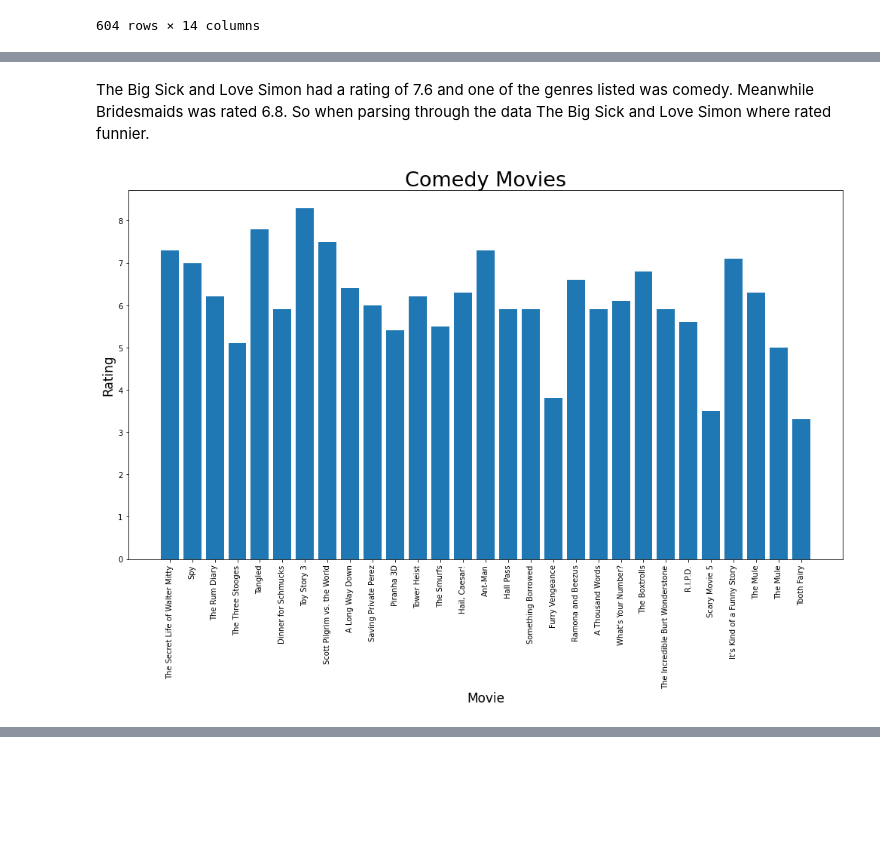
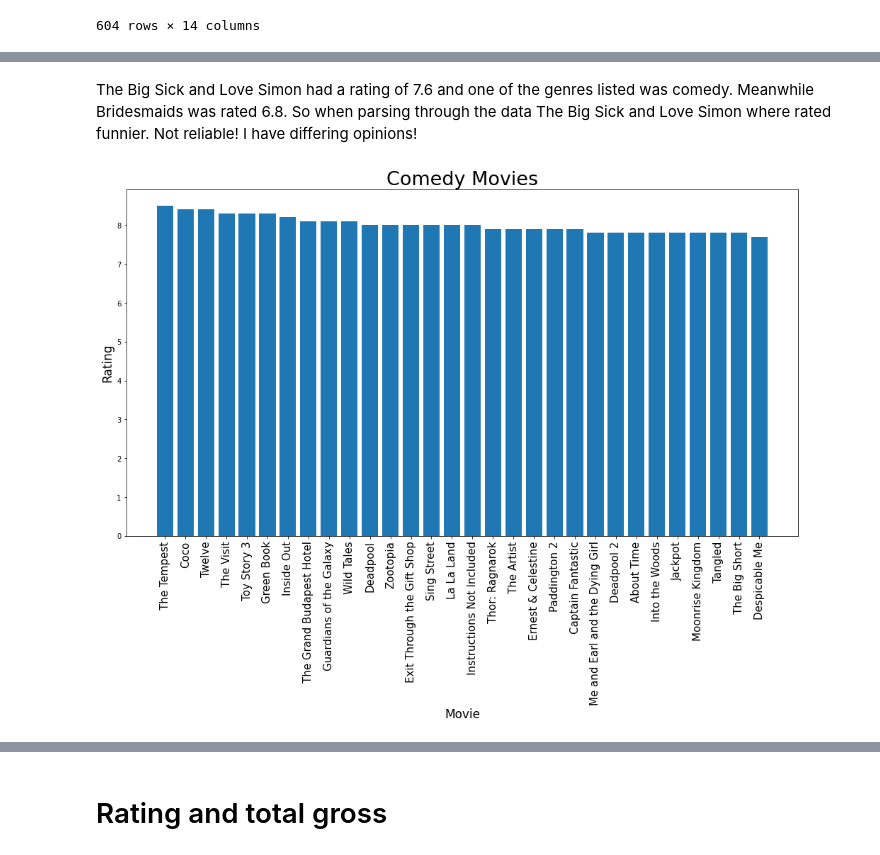
Before and after one commit to raizelistaken/MovieAnalysis, a Jupyter notebook: dsc-phase1-project-template.ipynb, the cells around one changed output, grey strips where cells are left out. Cells and saved outputs as stored; diff of their text form; code cells hidden in the pictures; blank space fills up the shorter version.

```diff
--- a/dsc-phase1-project-template.ipynb
+++ b/dsc-phase1-project-template.ipynb
@@ -498,3 +498,6 @@ comedy
 | 3008 | tt7752454 | Detective Chinatown 2 | Tang ren jie tan an 2 | 2018 | 121.0 | Action,Comedy,Mystery | 6.1 | 1250 | ... |
 | 3017 | tt8097306 | Nobody's Fool | Nobody's Fool | 2018 | 110.0 | Comedy,Drama,Romance | 4.6 | 3618 | ... |
 604 rows × 14 columns
+# %%
+comedy.sort_values(by = 'averagerating', ascending = False, inplace = True)
+comedy.head(70)
@@ -537,21 +528,21 @@ comedy.sort_values(by = 'averagerating', ascending = False)[:70]
 # %% [markdown]
-The Big Sick and Love Simon had a rating of 7.6 and one of the genres listed was comedy. Meanwhile Bridesmaids was rated 6.8. So when parsing through the data The Big Sick and Love Simon where rated funnier.
+The Big Sick and Love Simon had a rating of 7.6 and one of the genres listed was comedy. Meanwhile Bridesmaids was rated 6.8. So when parsing through the data The Big Sick and Love Simon where rated funnier. Not reliable! I have differing opinions!
 # %%
 fig, ax = plt.subplots(figsize = (17,9))
 x = comedy['title'][:30]
 y = comedy['averagerating'][:30]
 
 plt.bar(x, y)
 
 ax.set_title('Comedy Movies', fontsize = 27);
 ax.set_xlabel('Movie', fontsize = 17)
 ax.set_ylabel('Rating', fontsize = 17)
 
-ax.set_xticklabels(x, rotation = 'vertical')
+ax.set_xticklabels(x, rotation = 'vertical', fontsize = 15)
 
 plt.savefig('comedy')
 # %% [output]
-[figure, old version]
+[figure, new version]
 # %%
 comedy[comedy['title'] == 'Bridesmaids']
 # %% [output]
@@ -589,3 +580,5 @@ q2.loc[q2['genres'].str.contains('Romance')]
 | 3017 | tt8097306 | Nobody's Fool | Nobody's Fool | 2018 | 110.0 | Comedy,Drama,Romance | 4.6 | 3618 | ... |
 | 3023 | tt8404272 | How Long Will I Love U | Chao shi kong tong ju | 2018 | 101.0 | Romance | 6.5 | 607 | ... |
 255 rows × 14 columns
+# %% [markdown]
+# Rating and total gross
```
Also changed, not shown: parts of 5 cells of this notebook, 1 other file.
